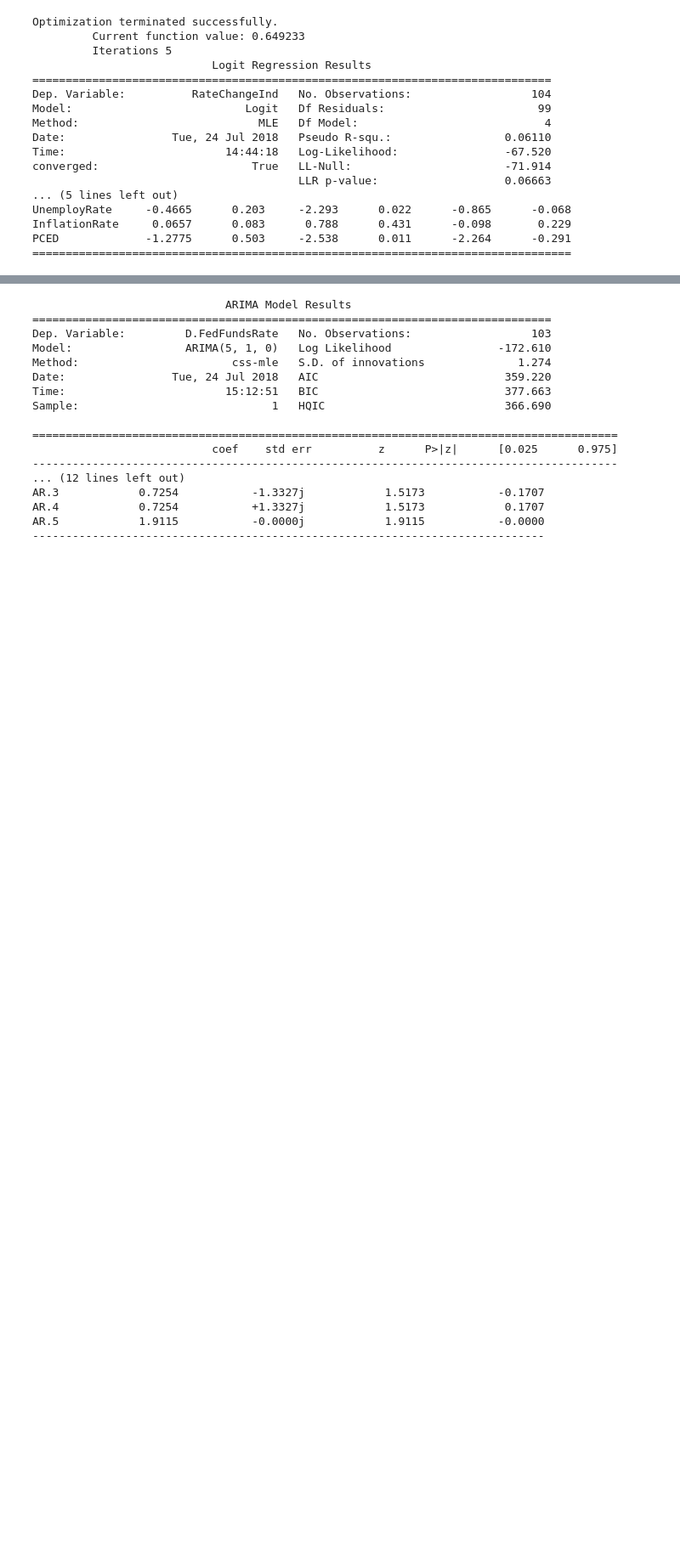
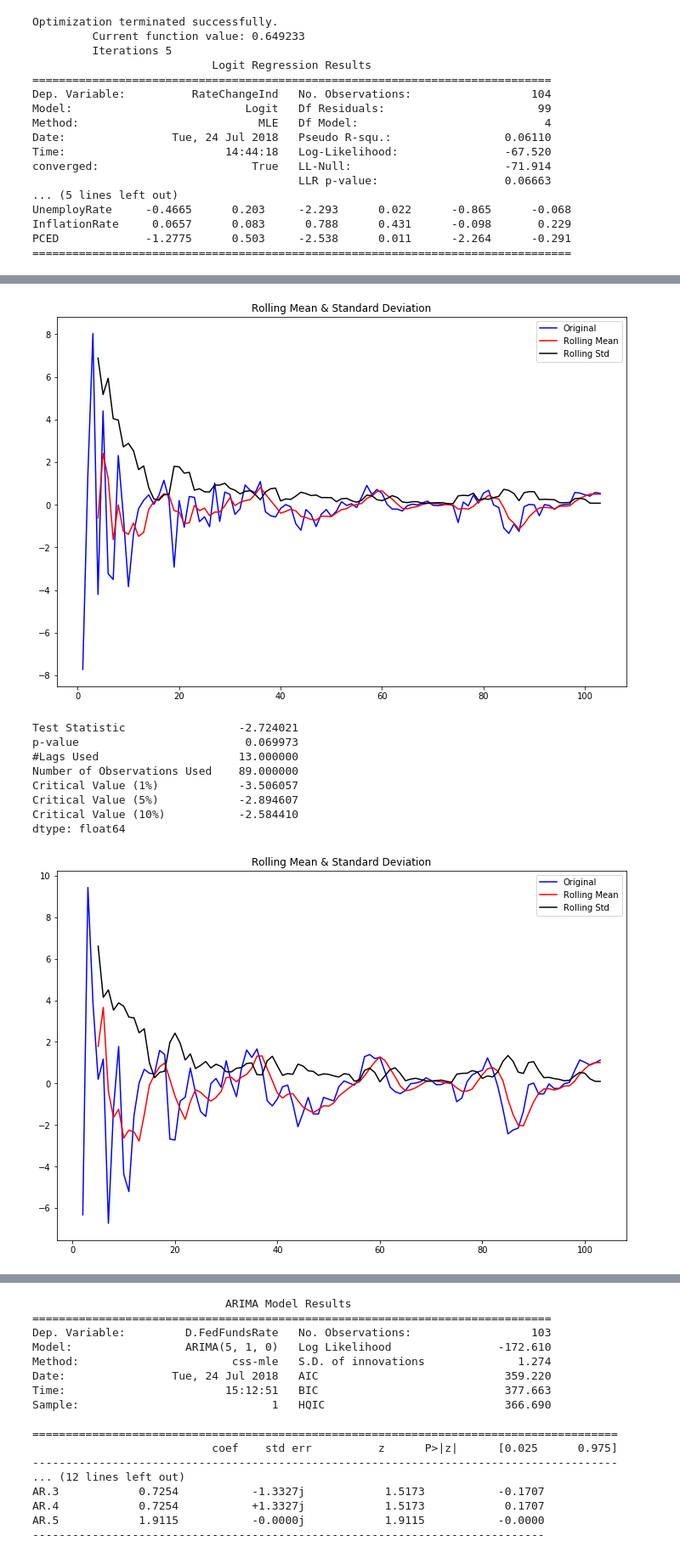
Before and after one commit to shehio/FED-Interest-Rate, a Jupyter notebook: code/model_interest_rate.ipynb, the cells around one changed output, grey strips where cells are left out. Shown at 85% size. Drawn from its saved outputs; the diff is of its cells as text; code cells hidden in the pictures; blank space fills up the shorter version.

```diff
--- a/code/model_interest_rate.ipynb
+++ b/code/model_interest_rate.ipynb
@@ -285,3 +374,26 @@ Critical Value (1%)            -3.505190
 Critical Value (5%)            -2.894232
 Critical Value (10%)           -2.584210
 dtype: float64
+# %%
+diff_1 = series - series.shift(1)
+analyze_series(diff_1.dropna(inplace = False))
+
+diff_2 = series - series.shift(2)
+analyze_series(diff_2.dropna(inplace = False))
+
+diff_3 = series - series.shift(3)
+analyze_series(diff_3.dropna(inplace = False))
+
+diff_4 = series - series.shift(4)
+analyze_series(diff_4.dropna(inplace = False))
+# %% [output]
+[figure, added]
+Test Statistic                 -2.724021
+p-value                         0.069973
+#Lags Used                     13.000000
+Number of Observations Used    89.000000
+Critical Value (1%)            -3.506057
+Critical Value (5%)            -2.894607
+Critical Value (10%)           -2.584410
+dtype: float64
+[figure, added]
```
Also changed, not shown: parts of 5 cells of this notebook.
